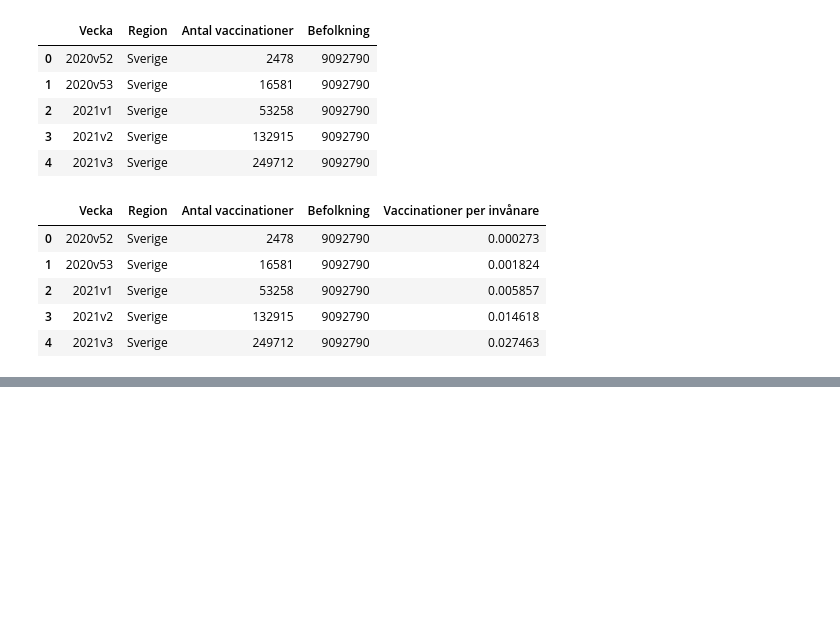
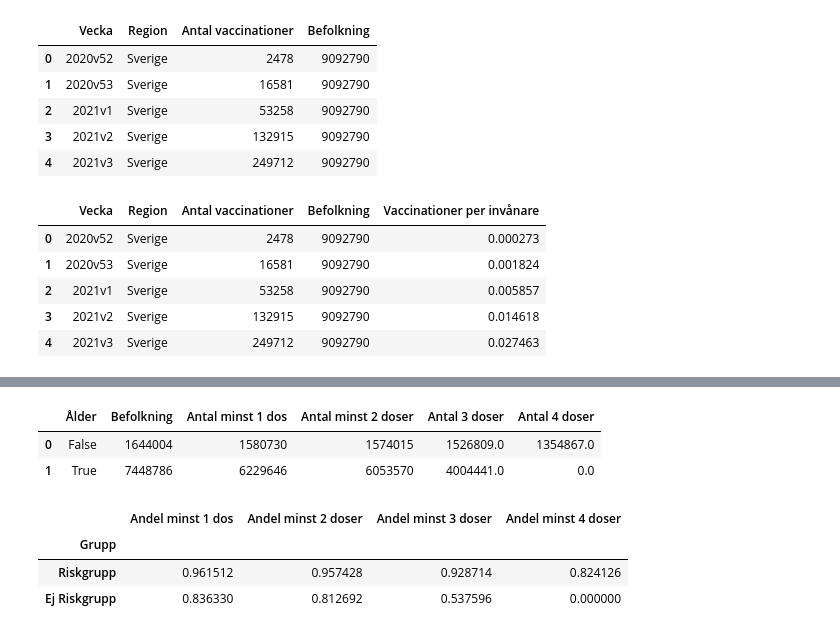
Before and after one commit to Andreas-Svensson/data_processing, a Jupyter notebook: Laboration_Covid19/E3_Data_KPI_Analysis.ipynb, the cells around one changed output, grey strips where cells are left out. Cells and saved outputs as stored; diff of their text form; code cells hidden in the pictures; blank space fills up the shorter version.

```diff
--- a/Laboration_Covid19/E3_Data_KPI_Analysis.ipynb
+++ b/Laboration_Covid19/E3_Data_KPI_Analysis.ipynb
@@ -143,0 +170,23 @@ px.line(df_vaccinationer, x = "Vecka", y = "Vaccinationer per invånare", color
+# %%
+# sum by group over and under 70 (considered risk group by age in this case)
+df_antal = df_antal.groupby([df_antal["Ålder"] < "70"]).sum(numeric_only = True).reset_index()
+df_antal
+# %% [output]
+|  | Ålder | Befolkning | Antal minst 1 dos | Antal minst 2 doser | Antal 3 doser | Antal 4 doser |
+| 0 | False | 1644004 | 1580730 | 1574015 | 1526809.0 | 1354867.0 |
+| 1 | True | 7448786 | 6229646 | 6053570 | 4004441.0 | 0.0 |
+# %%
+# calculate relative amount based on population size
+df_andel = df_antal[['Antal minst 1 dos','Antal minst 2 doser', "Antal 3 doser", "Antal 4 doser"]].div(df_antal["Befolkning"], axis=0)
+# name indices
+df_andel.index = ["Riskgrupp", "Ej Riskgrupp"]
+df_andel.index.name = "Grupp"
+# name columns
+df_andel.rename(columns = {"Antal minst 1 dos": "Andel minst 1 dos", "Antal minst 2 doser": "Andel minst 2 doser", "Antal 3 doser": "Andel minst 3 doser", "Antal 4 doser": "Andel minst 4 doser"}, inplace = True)
+
+df_andel
+# %% [output]
+|  | Andel minst 1 dos | Andel minst 2 doser | Andel minst 3 doser | Andel minst 4 doser |
+| Grupp |  |  |  |  |
+| Riskgrupp | 0.961512 | 0.957428 | 0.928714 | 0.824126 |
+| Ej Riskgrupp | 0.836330 | 0.812692 | 0.537596 | 0.000000 |
```
Also changed, not shown: parts of 3 cells of this notebook.
